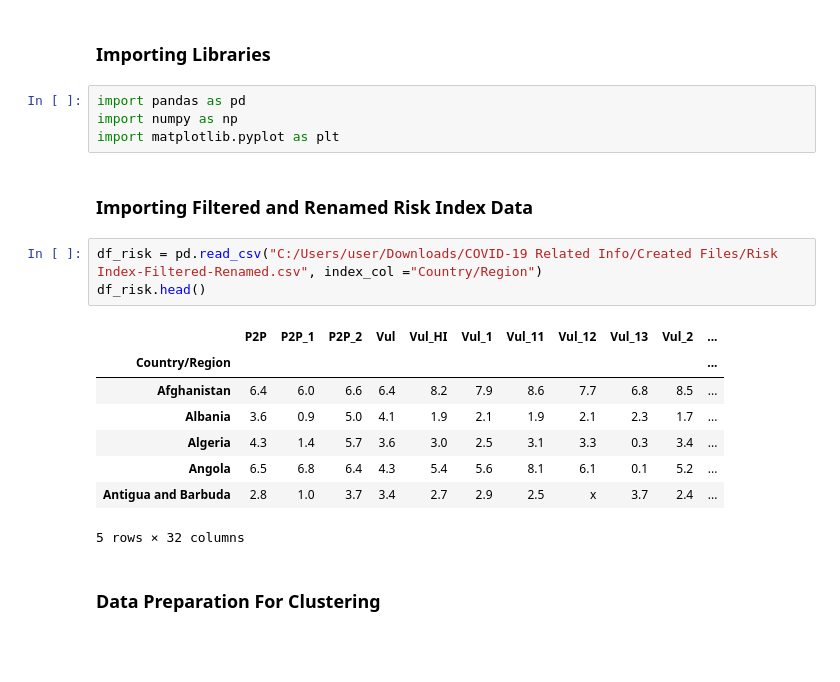
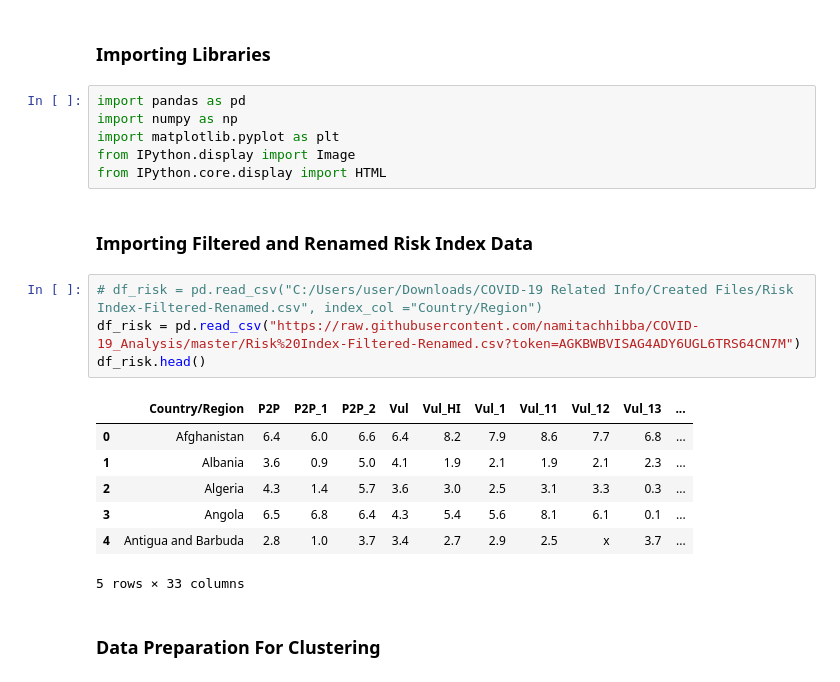
Before and after one commit to namitachhibba/COVID-19_ClusteringAnalysis, a Jupyter notebook: COVID-19 Project-V2-Clustering-Risk Data.ipynb, the cells around one changed output. Saved outputs shown, nothing was run; the diff lists cells and outputs as text; blank space fills up the shorter version.

```diff
--- a/COVID-19 Project-V2-Clustering-Risk Data.ipynb
+++ b/COVID-19 Project-V2-Clustering-Risk Data.ipynb
@@ -10,20 +10,22 @@
 import pandas as pd
 import numpy as np
 import matplotlib.pyplot as plt
+from IPython.display import Image
+from IPython.core.display import HTML
 # %% [markdown]
 ### Importing Filtered and Renamed Risk Index Data
 # %%
-df_risk = pd.read_csv("C:/Users/user/Downloads/COVID-19 Related Info/Created Files/Risk Index-Filtered-Renamed.csv", index_col ="Country/Region")
+# df_risk = pd.read_csv("C:/Users/user/Downloads/COVID-19 Related Info/Created Files/Risk Index-Filtered-Renamed.csv", index_col ="Country/Region")
+df_risk = pd.read_csv("https://raw.githubusercontent.com/namitachhibba/COVID-19_Analysis/master/Risk%20Index-Filtered-Renamed.csv?token=AGKBWBVISAG4ADY6UGL6TRS64CN7M")
 df_risk.head()
 # %% [output]
-|  | P2P | P2P_1 | P2P_2 | Vul | Vul_HI | Vul_1 | Vul_11 | Vul_12 | Vul_13 | Vul_2 | ... |
-| Country/Region |  |  |  |  |  |  |  |  |  |  | ... |
-| Afghanistan | 6.4 | 6.0 | 6.6 | 6.4 | 8.2 | 7.9 | 8.6 | 7.7 | 6.8 | 8.5 | ... |
-| Albania | 3.6 | 0.9 | 5.0 | 4.1 | 1.9 | 2.1 | 1.9 | 2.1 | 2.3 | 1.7 | ... |
-| Algeria | 4.3 | 1.4 | 5.7 | 3.6 | 3.0 | 2.5 | 3.1 | 3.3 | 0.3 | 3.4 | ... |
-| Angola | 6.5 | 6.8 | 6.4 | 4.3 | 5.4 | 5.6 | 8.1 | 6.1 | 0.1 | 5.2 | ... |
-| Antigua and Barbuda | 2.8 | 1.0 | 3.7 | 3.4 | 2.7 | 2.9 | 2.5 | x | 3.7 | 2.4 | ... |
+|  | Country/Region | P2P | P2P_1 | P2P_2 | Vul | Vul_HI | Vul_1 | Vul_11 | Vul_12 | Vul_13 | ... |
+| 0 | Afghanistan | 6.4 | 6.0 | 6.6 | 6.4 | 8.2 | 7.9 | 8.6 | 7.7 | 6.8 | ... |
+| 1 | Albania | 3.6 | 0.9 | 5.0 | 4.1 | 1.9 | 2.1 | 1.9 | 2.1 | 2.3 | ... |
+| 2 | Algeria | 4.3 | 1.4 | 5.7 | 3.6 | 3.0 | 2.5 | 3.1 | 3.3 | 0.3 | ... |
+| 3 | Angola | 6.5 | 6.8 | 6.4 | 4.3 | 5.4 | 5.6 | 8.1 | 6.1 | 0.1 | ... |
+| 4 | Antigua and Barbuda | 2.8 | 1.0 | 3.7 | 3.4 | 2.7 | 2.9 | 2.5 | x | 3.7 | ... |
-5 rows × 32 columns
+5 rows × 33 columns
 # %% [markdown]
 ### Data Preparation For Clustering
 # %%
```
Also changed, not shown: parts of 15 cells of this notebook.
